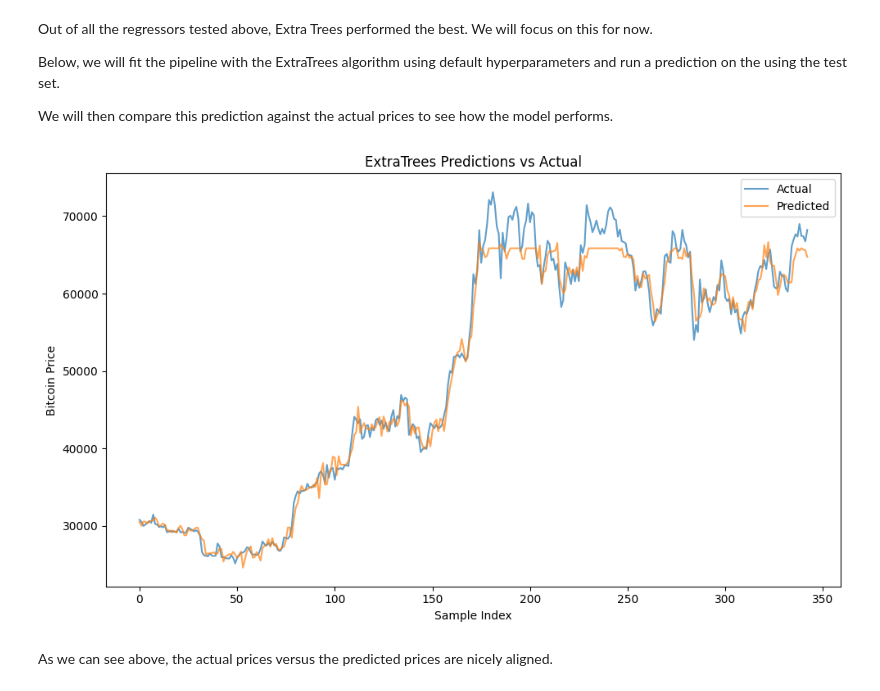
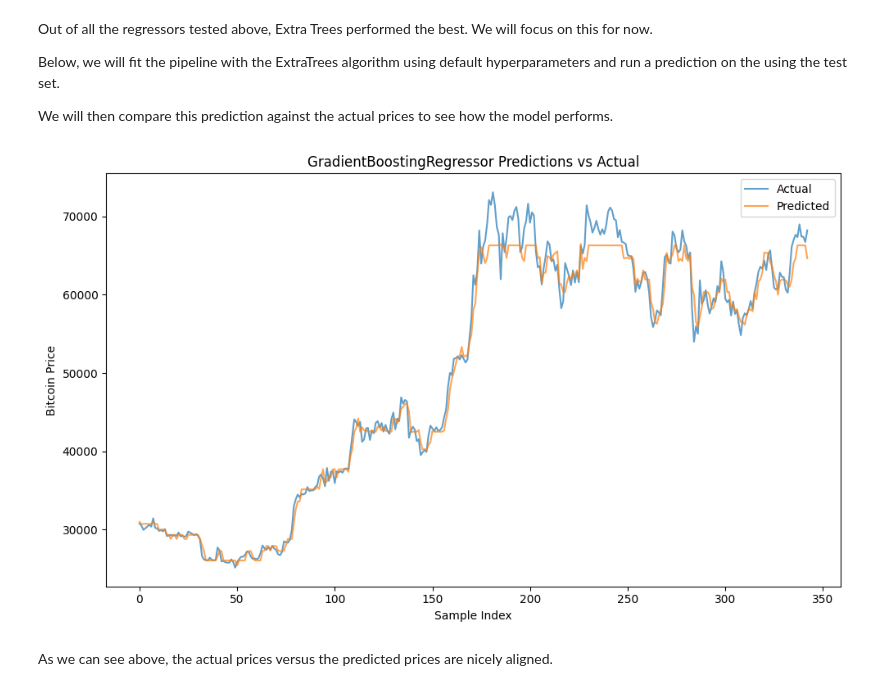
Before and after one commit to Mickyreegs/Project5, a Jupyter notebook: jupyter_notebooks/Modeling_And_Evaluation.ipynb, the cells around one changed output. Cells and saved outputs as stored; diff of their text form; code cells hidden in the pictures.

```diff
--- a/jupyter_notebooks/Modeling_And_Evaluation.ipynb
+++ b/jupyter_notebooks/Modeling_And_Evaluation.ipynb
@@ -165,36 +183,36 @@ We will then compare this prediction against the actual prices to see how the mo
 # %%
 import pandas as pd
 import matplotlib.pyplot as plt
-from sklearn.ensemble import ExtraTreesRegressor
+from sklearn.ensemble import GradientBoostingRegressor
 from sklearn.pipeline import Pipeline
 from sklearn.preprocessing import StandardScaler
 from sklearn.feature_selection import SelectFromModel
 
-model_for_selection = ExtraTreesRegressor(random_state=101)
+model_for_selection = GradientBoostingRegressor(random_state=101)
 model_for_selection.fit(features_train, target_train)
 
 selector = SelectFromModel(estimator=model_for_selection, prefit=True)
 
 pipeline = Pipeline([
     ("scaler", StandardScaler()),
     ("feat_selection", selector),
-    ("model", ExtraTreesRegressor(random_state=101))
+    ("model", GradientBoostingRegressor(random_state=101))
 ])
 
 pipeline.fit(features_train, target_train)
 predictions = pipeline.predict(features_test)
 
 plt.figure(figsize=(10, 6))
 plt.plot(target_test.reset_index(drop=True), label="Actual", alpha=0.7)
 plt.plot(pd.Series(predictions), label="Predicted", alpha=0.7)
-plt.title("ExtraTrees Predictions vs Actual")
+plt.title("GradientBoostingRegressor Predictions vs Actual")
 plt.xlabel("Sample Index")
 plt.ylabel("Bitcoin Price")
 plt.legend()
 plt.tight_layout()
 plt.show()
 # %% [output]
-[figure, old version]
+[figure, new version]
 # %% [markdown]
 As we can see above, the actual prices versus the predicted prices are nicely aligned.
 # %% [markdown]
```
Also changed, not shown: parts of 4 cells of this notebook, 10 other files.
